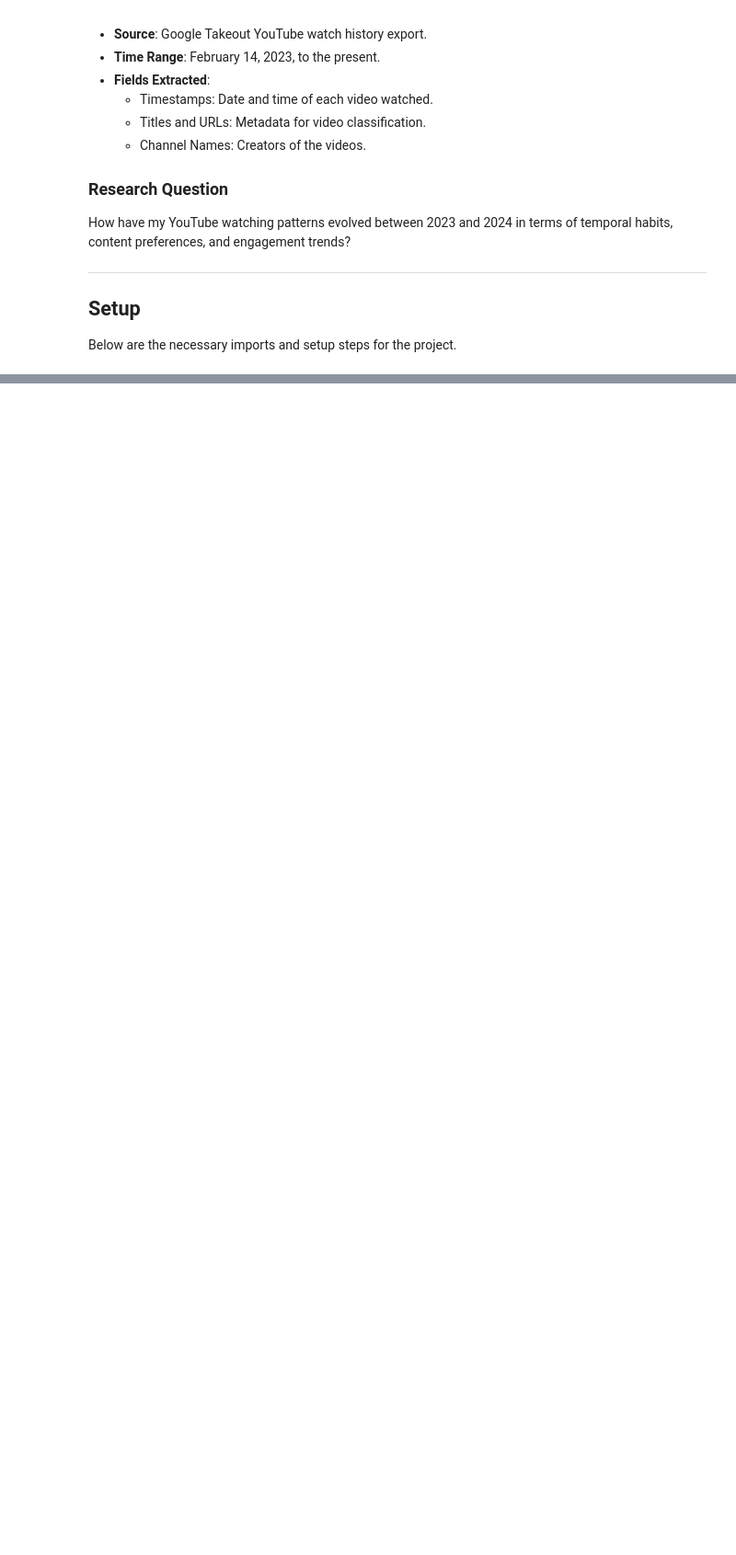
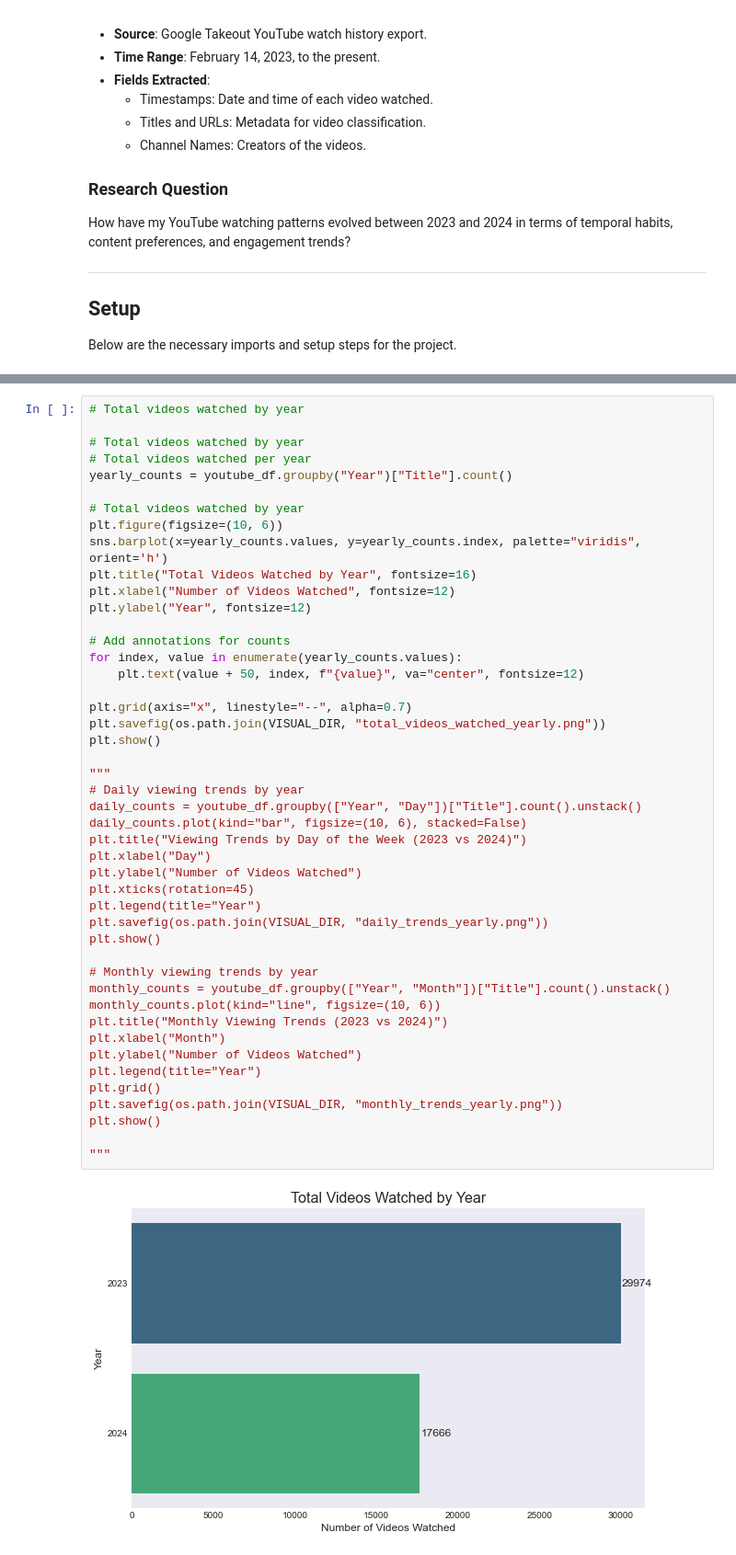
Before and after one commit to utkusama0/CS210-Project, a Jupyter notebook: notebook/youtube_analysis.ipynb, the cells around one changed output, grey strips where cells are left out. Shown at 92% size. Saved outputs shown, nothing was run; the diff lists cells and outputs as text; blank space fills up the shorter version.

```diff
--- a/notebook/youtube_analysis.ipynb
+++ b/notebook/youtube_analysis.ipynb
@@ -118,0 +124,48 @@ KeyboardInterrupt:
+# %%
+# Total videos watched by year
+
+# Total videos watched by year
+# Total videos watched per year
+yearly_counts = youtube_df.groupby("Year")["Title"].count()
+
+# Total videos watched by year
+plt.figure(figsize=(10, 6))
+sns.barplot(x=yearly_counts.values, y=yearly_counts.index, palette="viridis", orient='h')
+plt.title("Total Videos Watched by Year", fontsize=16)
+plt.xlabel("Number of Videos Watched", fontsize=12)
+plt.ylabel("Year", fontsize=12)
+
+# Add annotations for counts
+for index, value in enumerate(yearly_counts.values):
+    plt.text(value + 50, index, f"{value}", va="center", fontsize=12)
+
+plt.grid(axis="x", linestyle="--", alpha=0.7)
+plt.savefig(os.path.join(VISUAL_DIR, "total_videos_watched_yearly.png"))
+plt.show()
+
+"""
+# Daily viewing trends by year
+daily_counts = youtube_df.groupby(["Year", "Day"])["Title"].count().unstack()
+daily_counts.plot(kind="bar", figsize=(10, 6), stacked=False)
+plt.title("Viewing Trends by Day of the Week (2023 vs 2024)")
+plt.xlabel("Day")
+plt.ylabel("Number of Videos Watched")
+plt.xticks(rotation=45)
+plt.legend(title="Year")
+plt.savefig(os.path.join(VISUAL_DIR, "daily_trends_yearly.png"))
+plt.show()
+
+# Monthly viewing trends by year
+monthly_counts = youtube_df.groupby(["Year", "Month"])["Title"].count().unstack()
+monthly_counts.plot(kind="line", figsize=(10, 6))
+plt.title("Monthly Viewing Trends (2023 vs 2024)")
+plt.xlabel("Month")
+plt.ylabel("Number of Videos Watched")
+plt.legend(title="Year")
+plt.grid()
+plt.savefig(os.path.join(VISUAL_DIR, "monthly_trends_yearly.png"))
+plt.show()
+
+"""
+# %% [output]
+[figure, added]
```
Also changed, not shown: parts of 12 cells of this notebook, 34 other files.
